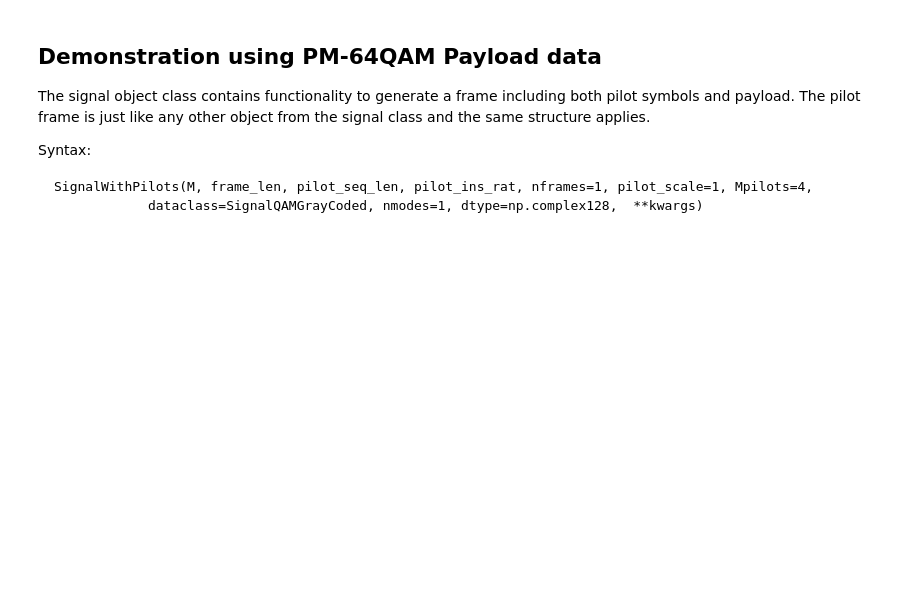
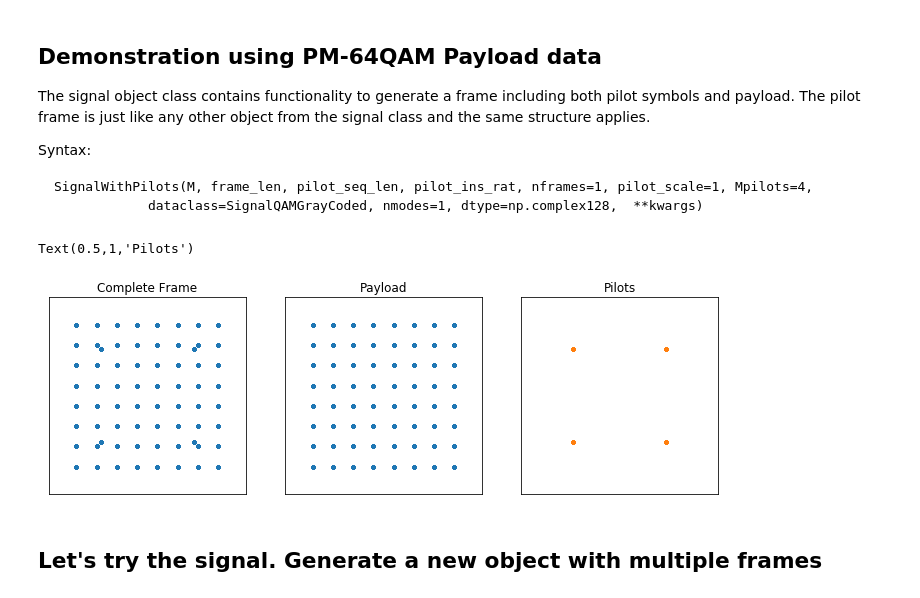
Before and after one commit to ChalmersPhotonicsLab/QAMpy, a Jupyter notebook: Scripts/Notebooks/PilotBasedDSP_SignalObjectDemo.ipynb, the cells around one changed output. Cells and saved outputs as stored; diff of their text form; code cells hidden in the pictures; blank space fills up the shorter version.

```diff
--- a/Scripts/Notebooks/PilotBasedDSP_SignalObjectDemo.ipynb
+++ b/Scripts/Notebooks/PilotBasedDSP_SignalObjectDemo.ipynb
@@ -37,5 +37,37 @@ Syntax:
 
     SignalWithPilots(M, frame_len, pilot_seq_len, pilot_ins_rat, nframes=1, pilot_scale=1, Mpilots=4,
                 dataclass=SignalQAMGrayCoded, nmodes=1, dtype=np.complex128,  **kwargs)
+# %%
+mysig = signals.SignalWithPilots(64,2**16,2**10,32,nmodes=2,Mpilots=4,nframes=1,fb=24e9)
+# %%
+figure(figsize=(12,6))
+subplot(131)
+plot(mysig[0].real.flatten(),mysig[0].imag.flatten(),'.')
+axis("square")
+xticks([])
+yticks([])
+axis([-1.5,1.5,-1.5,1.5])
+title("Complete Frame")
+
+subplot(132)
+plot(mysig.get_data()[0].real.flatten(),mysig.get_data()[0].imag.flatten(),'.')
+axis("square")
+xticks([])
+yticks([])
+axis([-1.5,1.5,-1.5,1.5])
+title("Payload")
+
+subplot(133)
+plot(mysig.extract_pilots()[0].real.flatten(),mysig.extract_pilots()[0].imag.flatten(),'.',color="C1")
+axis("square")
+xticks([])
+yticks([])
+axis([-1.5,1.5,-1.5,1.5])
+title("Pilots")
+# %% [output]
+Text(0.5,1,'Pilots')
+[figure, added]
+# %% [markdown]
+## Let's try the signal. Generate a new object with multiple frames
 # %%
 mysig = signals.SignalWithPilots(64,2**16,2**10,32,nmodes=2,Mpilots=4,nframes=2,fb=24e9)
```
Also changed, not shown: parts of 20 cells of this notebook.
